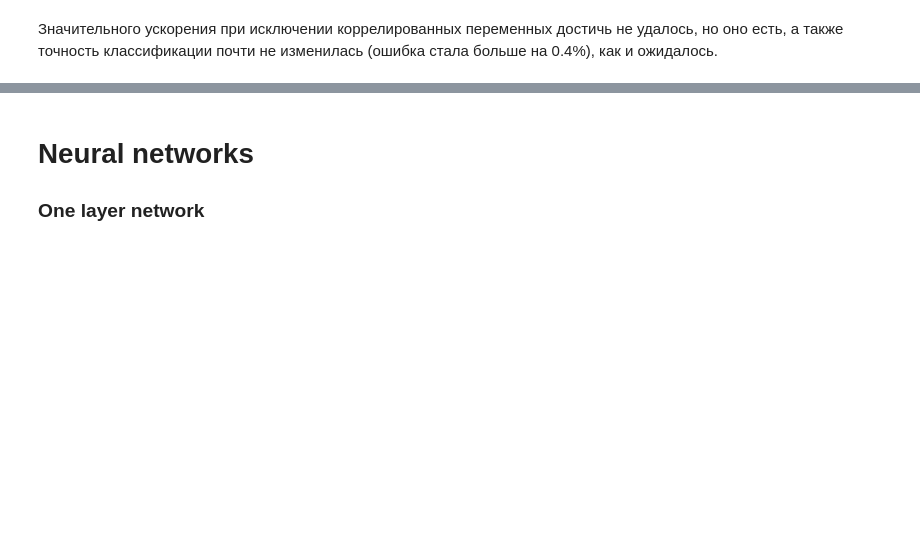
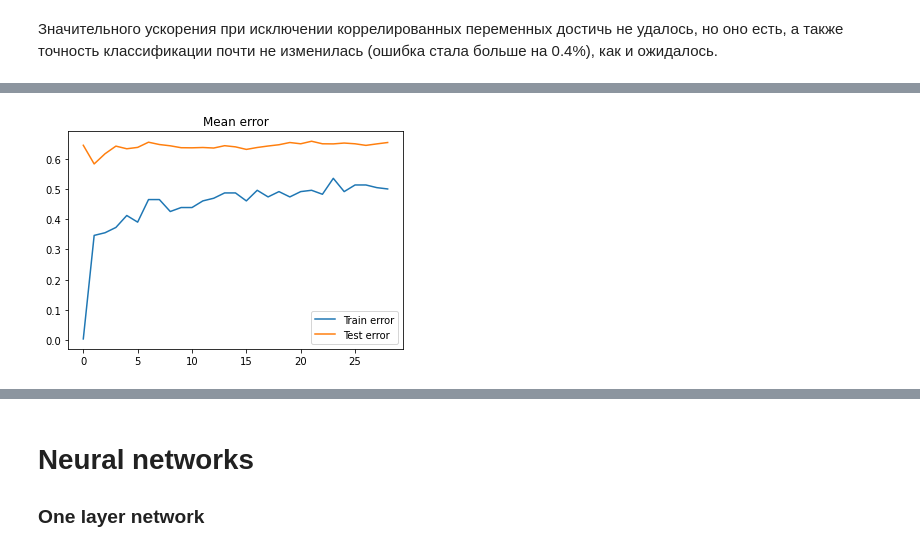
Before and after one commit to aobolensk/ML-practice, a Jupyter notebook: 01.ipynb, the cells around one changed output, grey strips where cells are left out. Cells and saved outputs as stored; diff of their text form; code cells hidden in the pictures; blank space fills up the shorter version.

```diff
--- a/01.ipynb
+++ b/01.ipynb
@@ -870,0 +881,20 @@ plt.show()
+# %%
+err_train_accuracy = []
+err_test_accuracy = []
+err_f1 = []
+nn_range = range(1, 30)
+
+def calc_knn(nn):
+    print("KNN", nn, "neighbours")
+    knn = KNeighborsClassifier(n_neighbors=nn)
+    knn.fit(X_train.values, y_train.values)
+    y_train_predict = knn.predict(X_train.values)
+    y_test_predict = knn.predict(X_test.values)
+    err_train_accuracy.append(np.mean(y_train != y_train_predict))
+    err_test_accuracy.append(np.mean(y_test != y_test_predict))
+    print(np.mean(y_train != y_train_predict))
+    print(np.mean(y_test != y_test_predict))
+    print(confusion_matrix(y_test, y_test_predict))
+
+for nn in nn_range:
+    calc_knn(nn)
@@ -870,0 +919,8 @@ plt.show()
+# %%
+plt.plot(err_train_accuracy, label="Train error")
+plt.plot(err_test_accuracy, label="Test error")
+plt.title("Mean error")
+plt.legend()
+plt.show()
+# %% [output]
+[figure, added]
```
Also changed, not shown: parts of 43 cells of this notebook.
